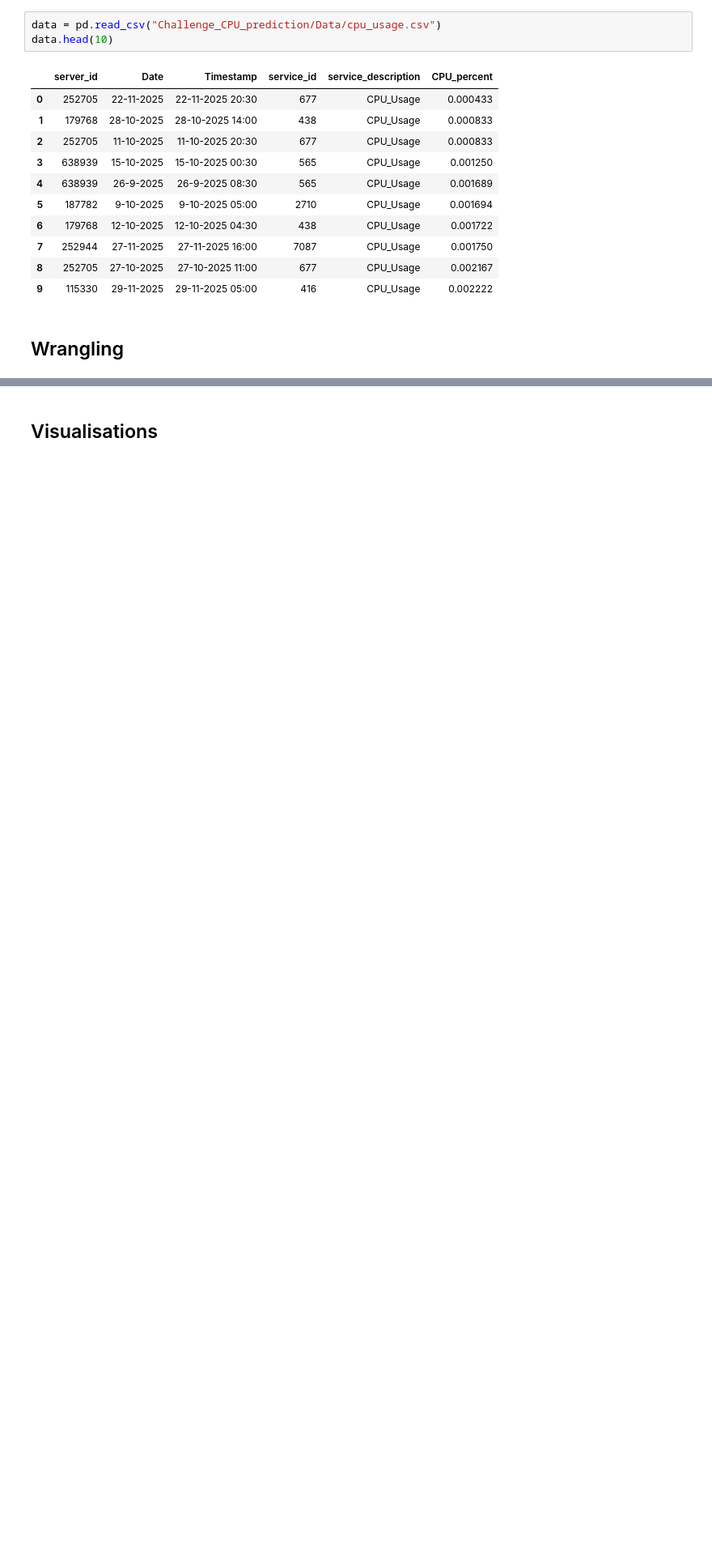
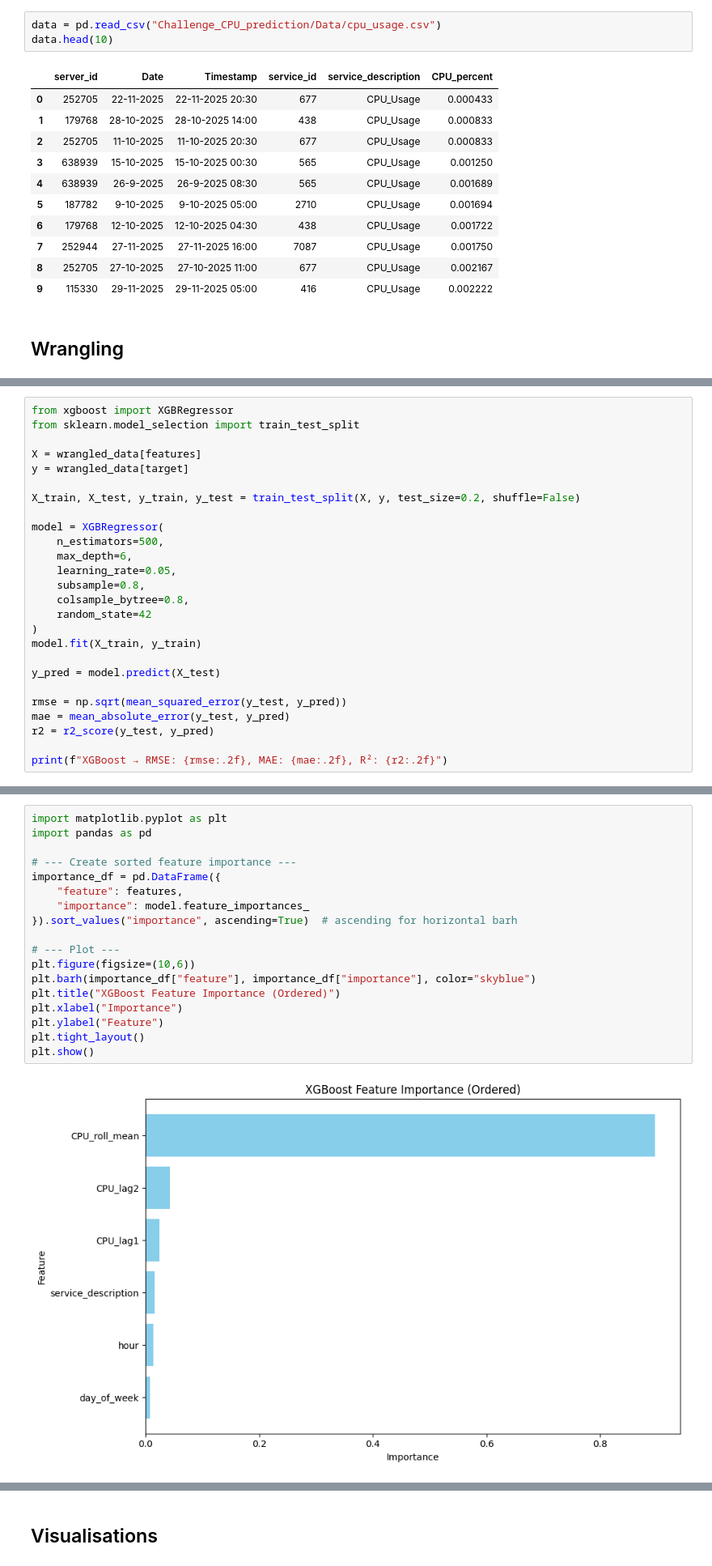
Before and after one commit to Younes202/CPU-FORECSTING, a Jupyter notebook: CPU-Forecasting.ipynb, the cells around one changed output, grey strips where cells are left out. Shown: that part at 81% size. Drawn from its saved outputs; the diff is of its cells as text; blank space fills up the shorter version.

Commit message:
model part

```diff
--- a/CPU-Forecasting.ipynb
+++ b/CPU-Forecasting.ipynb
@@ -305,0 +278,26 @@ Name: count, dtype: int64
+# %%
+from xgboost import XGBRegressor
+from sklearn.model_selection import train_test_split
+
+X = wrangled_data[features]
+y = wrangled_data[target]
+
+X_train, X_test, y_train, y_test = train_test_split(X, y, test_size=0.2, shuffle=False)
+
+model = XGBRegressor(
+    n_estimators=500,
+    max_depth=6,
+    learning_rate=0.05,
+    subsample=0.8,
+    colsample_bytree=0.8,
+    random_state=42
+)
+model.fit(X_train, y_train)
+
+y_pred = model.predict(X_test)
+
+rmse = np.sqrt(mean_squared_error(y_test, y_pred))
+mae = mean_absolute_error(y_test, y_pred)
+r2 = r2_score(y_test, y_pred)
+
+print(f"XGBoost → RMSE: {rmse:.2f}, MAE: {mae:.2f}, R²: {r2:.2f}")
@@ -305,0 +308,20 @@ Name: count, dtype: int64
+# %%
+import matplotlib.pyplot as plt
+import pandas as pd
+
+# --- Create sorted feature importance ---
+importance_df = pd.DataFrame({
+    "feature": features,
+    "importance": model.feature_importances_
+}).sort_values("importance", ascending=True)  # ascending for horizontal barh
+
+# --- Plot ---
+plt.figure(figsize=(10,6))
+plt.barh(importance_df["feature"], importance_df["importance"], color="skyblue")
+plt.title("XGBoost Feature Importance (Ordered)")
+plt.xlabel("Importance")
+plt.ylabel("Feature")
+plt.tight_layout()
+plt.show()
+# %% [output]
+[figure, added]
```
Also changed, not shown: parts of 18 cells of this notebook.
